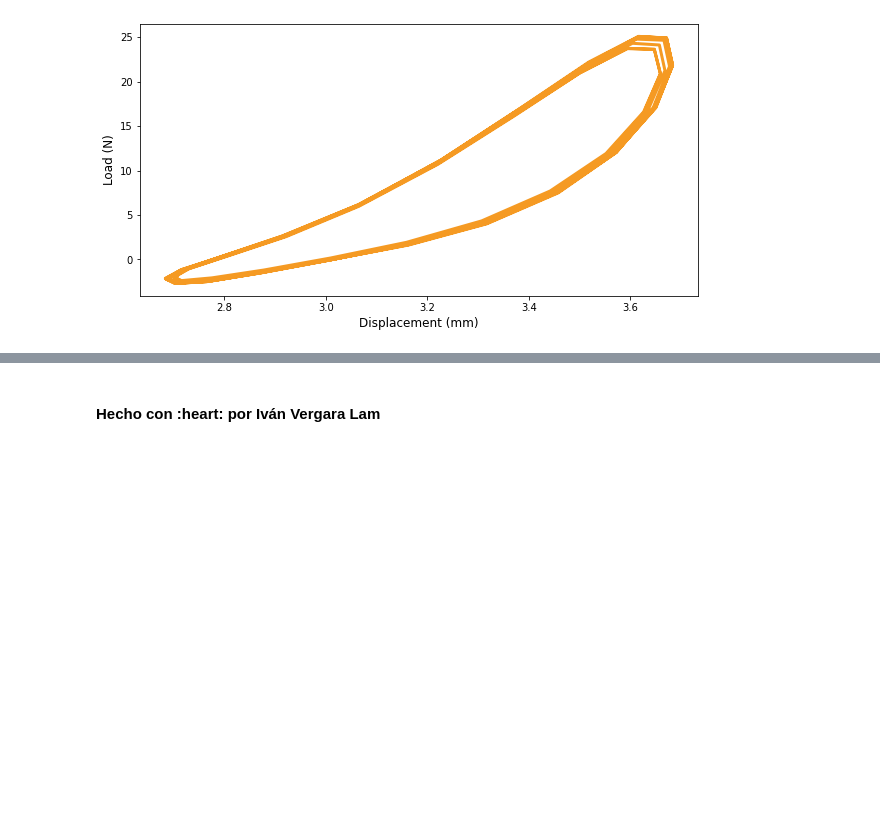
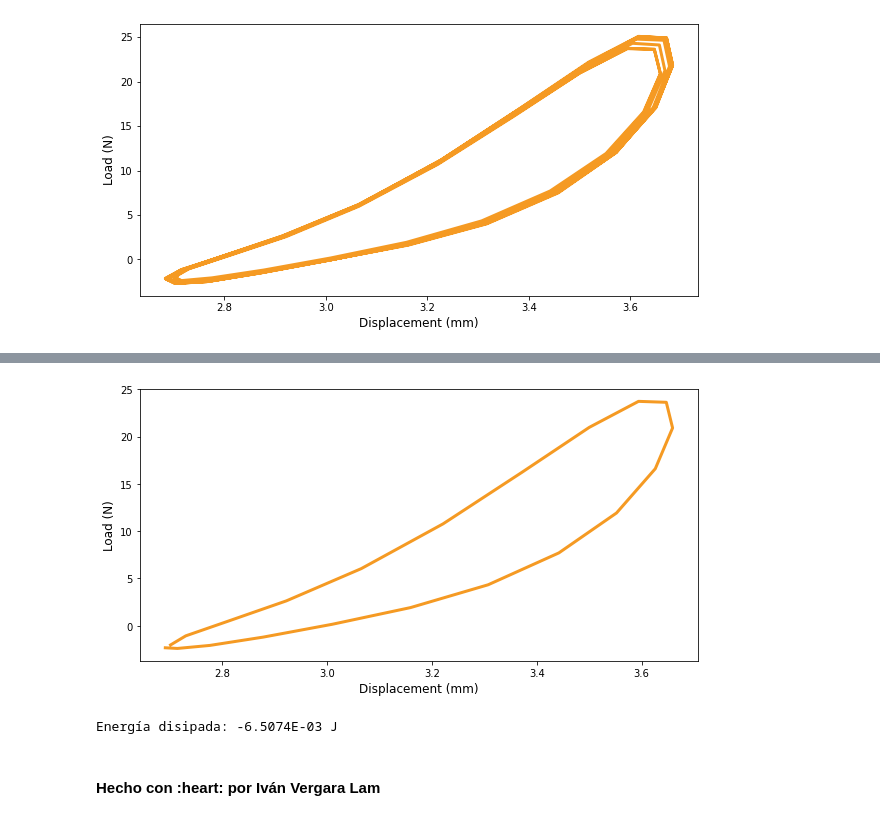
Before and after one commit to ivanvlam/IBM2020, a Jupyter notebook: Tarea 4/tarea-4.ipynb, the cells around one changed output, grey strips where cells are left out. Saved outputs shown, nothing was run; the diff lists cells and outputs as text; code cells hidden in the pictures; blank space fills up the shorter version.

```diff
--- a/Tarea 4/tarea-4.ipynb
+++ b/Tarea 4/tarea-4.ipynb
@@ -188,2 +202,31 @@ plt.show()
+# %%
+# Plot harmonic data
+fig = plt.figure(figsize=(10, 5))
+plt.plot(
+    disp_h[cycle_h['start']:cycle_h['first_end']],
+    load_h[cycle_h['start']:cycle_h['first_end']],
+    color=naranjo,
+    linewidth=3
+)
+plt.xlabel('Displacement (mm)', fontsize=12)
+plt.ylabel('Load (N)', fontsize=12)
+# plt.title('Harmonic (Load vs. Displacement)', fontsize=14)
+plt.show()
+# %% [output]
+[figure, added]
+# %%
+# Integrate using Simpson's rule
+# https://en.wikipedia.org/wiki/Simpson%27s_rule
+# https://stackoverflow.com/questions/17602076/how-do-i-integrate-two-1-d-data-arrays-in-python
+
+e_loss = integrate.simps(
+      load_h[cycle_h['start']:cycle_h['first_end']],
+      disp_h[cycle_h['start']:cycle_h['first_end']],
+      axis=-1,
+      even='avg'
+   )
+print(f'Energía disipada:', '%.4E' % Decimal(e_loss / 1000), 'J')
+# %% [output]
+Energía disipada: -6.5074E-03 J
 # %% [markdown]
 #### Hecho con :heart: por Iván Vergara Lam
```
Also changed, not shown: parts of 4 cells of this notebook.
